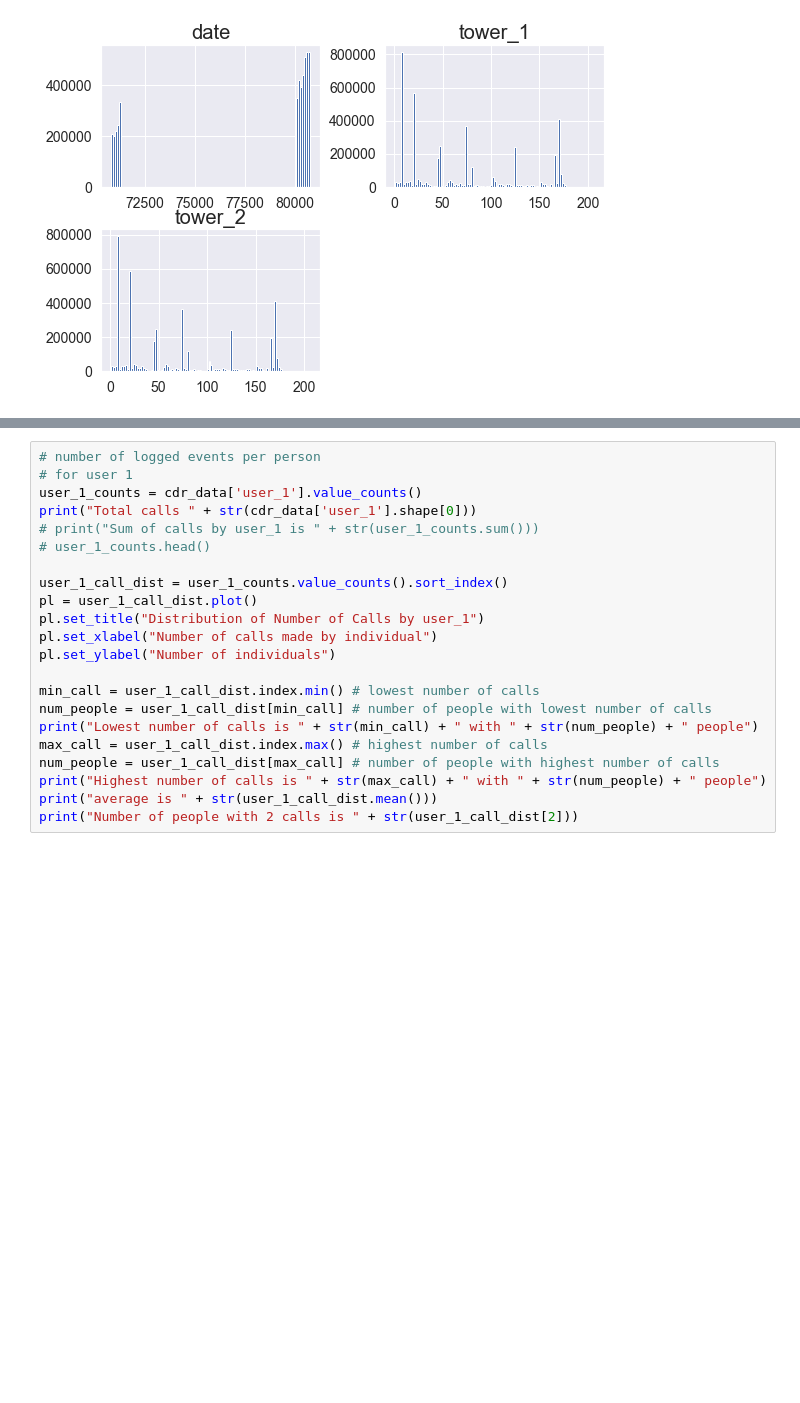
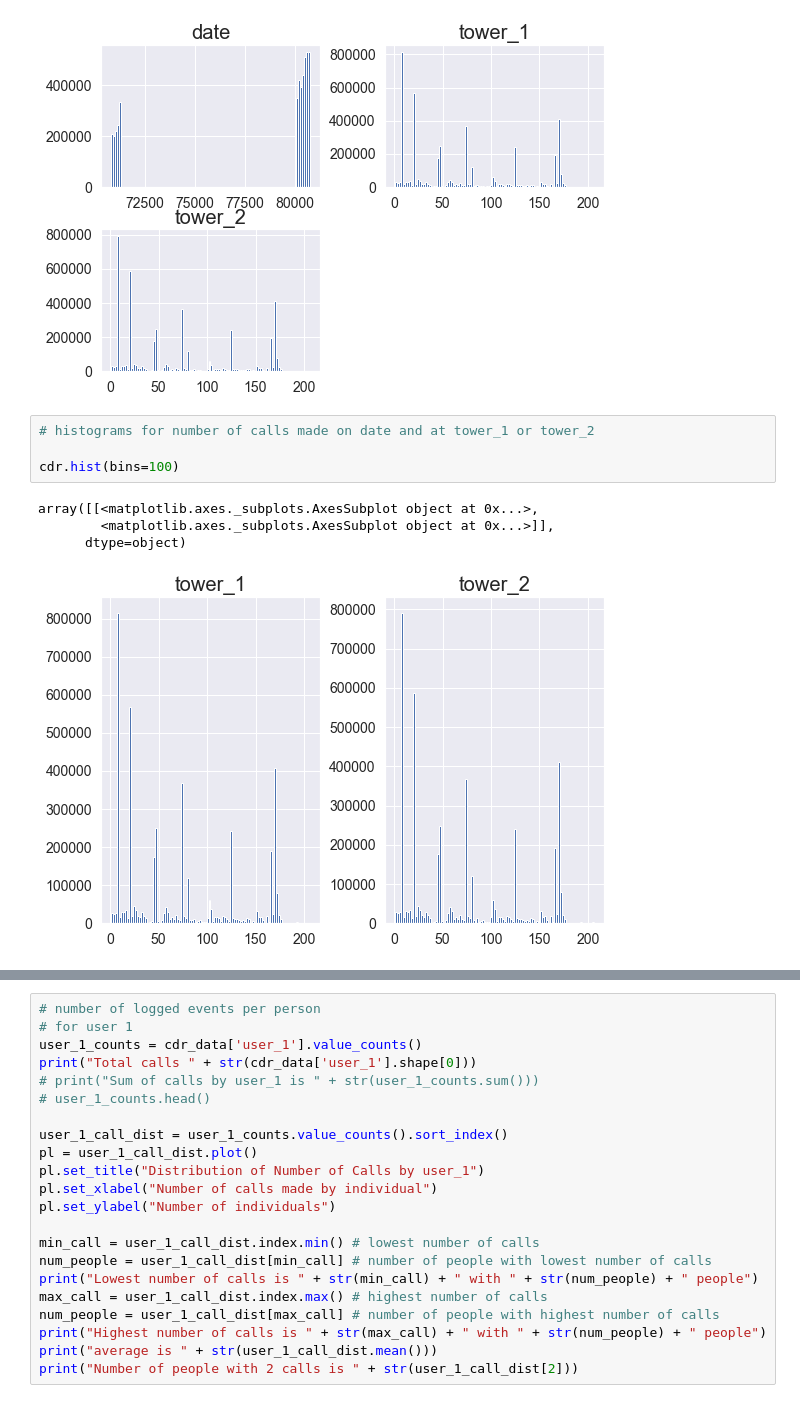
Before and after one commit to wetchler/bdd-ps2, a Jupyter notebook: BDD2019-PS2.ipynb, the cells around one changed output, grey strips where cells are left out. Saved outputs shown, nothing was run; the diff lists cells and outputs as text; blank space fills up the shorter version.

```diff
--- a/BDD2019-PS2.ipynb
+++ b/BDD2019-PS2.ipynb
@@ -205,3 +205,12 @@ array([[<matplotlib.axes._subplots.AxesSubplot object at 0x...>,
         <matplotlib.axes._subplots.AxesSubplot object at 0x...>]],
       dtype=object)
 [figure]
+# %%
+# histograms for number of calls made on date and at tower_1 or tower_2
+
+cdr.hist(bins=100)
+# %% [output]
+array([[<matplotlib.axes._subplots.AxesSubplot object at 0x...>,
+        <matplotlib.axes._subplots.AxesSubplot object at 0x...>]],
+      dtype=object)
+[figure, added]
```
Also changed, not shown: parts of 56 cells of this notebook.
